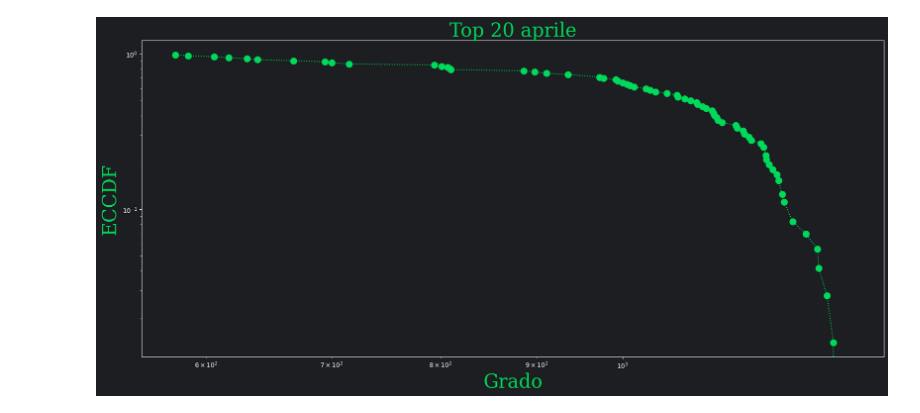
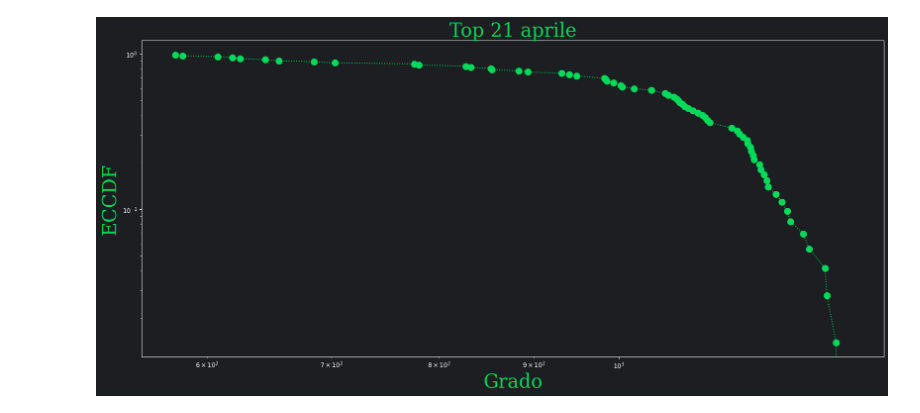
Before and after one commit to MarcoColan01/Social-Media-Mining, a Jupyter notebook: Progetto/Network analisys/ECDFs.ipynb, the cells around one changed output. Cells and saved outputs as stored; diff of their text form; code cells hidden in the pictures.

Commit message:
Data gathering 21 aprile

```diff
--- a/Progetto/Network analisys/ECDFs.ipynb
+++ b/Progetto/Network analisys/ECDFs.ipynb
@@ -11,8 +11,8 @@ import matplotlib as mpl
 # %%
 #for z in range (1,16):
 giorno = 10
-for z in range (9,10):
-    with open(f'viral0{z}.pkl', 'rb') as f:
+for z in range (10,11):
+    with open(f'viral{z}.pkl', 'rb') as f:
             grafo = pickle.load(f)
     #grafo = nx.read_gpickle('viral01.pkl')
     degree = dict(grafo.degree(weight = 'weight'))
@@ -28,33 +28,33 @@ for z in range (9,10):
     cdf_fb = ECDF(campione_degree)
     x = np.unique(campione_degree)
     y = cdf_fb(x)
 
     # Visualizzazione
     fig_cdf_function = plt.figure(figsize=(21,9))
     fig_cdf_function.set_facecolor('#1c1e21')
     assi = fig_cdf_function.gca()
     assi.set_facecolor('#1c1e21')
 
     fpath = os.path.join(mpl.get_data_path(), "fonts/ttf/DejaVuSerif.ttf")
     prop = fm.FontProperties(fname=fpath)
     fname = os.path.split(fpath)[1]
 
     assi.set_xlabel('X-axis')
     assi.set_ylabel('Y-axis')
 
     assi.spines['left'].set_color('white')
     assi.spines['right'].set_color('white')         # setting up Y-axis tick color to red
     assi.spines['top'].set_color('white')
     assi.spines['bottom'].set_color('white')
     assi.tick_params(colors='white', which='both')
 
     assi.loglog(x,1-y,color = '#00d95a', linestyle = ':', marker= 'o',ms = 10)
-    plt.title(f'Top {giorno+z} aprile'.format(fname), fontproperties=prop, size = 30, color='#00d95a')
+    plt.title(f'Top {giorno+z+1} aprile'.format(fname), fontproperties=prop, size = 30, color='#00d95a')
     assi.set_xlabel('Grado'.format(fname), fontproperties=prop, size = 30, color='#00d95a')
     assi.set_ylabel('ECCDF'.format(fname), fontproperties=prop, size = 30, color='#00d95a')
 
-    plt.savefig(f'global_ECDF0{z}.png')
+    plt.savefig(f'global_ECDF{z}.png')
     giorno += 1
     #plt.show()
 # %% [output]
-[figure, old version]
+[figure, new version]
```
Also changed, not shown: 56 other files.
